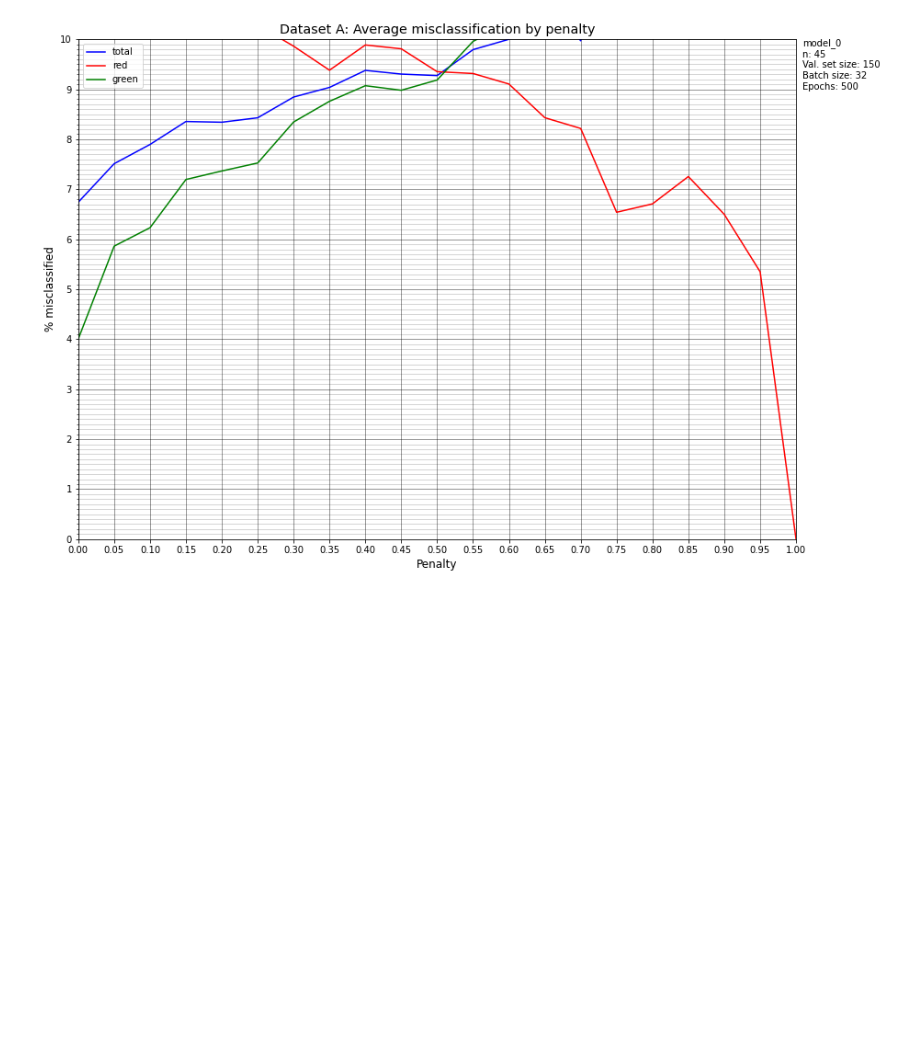
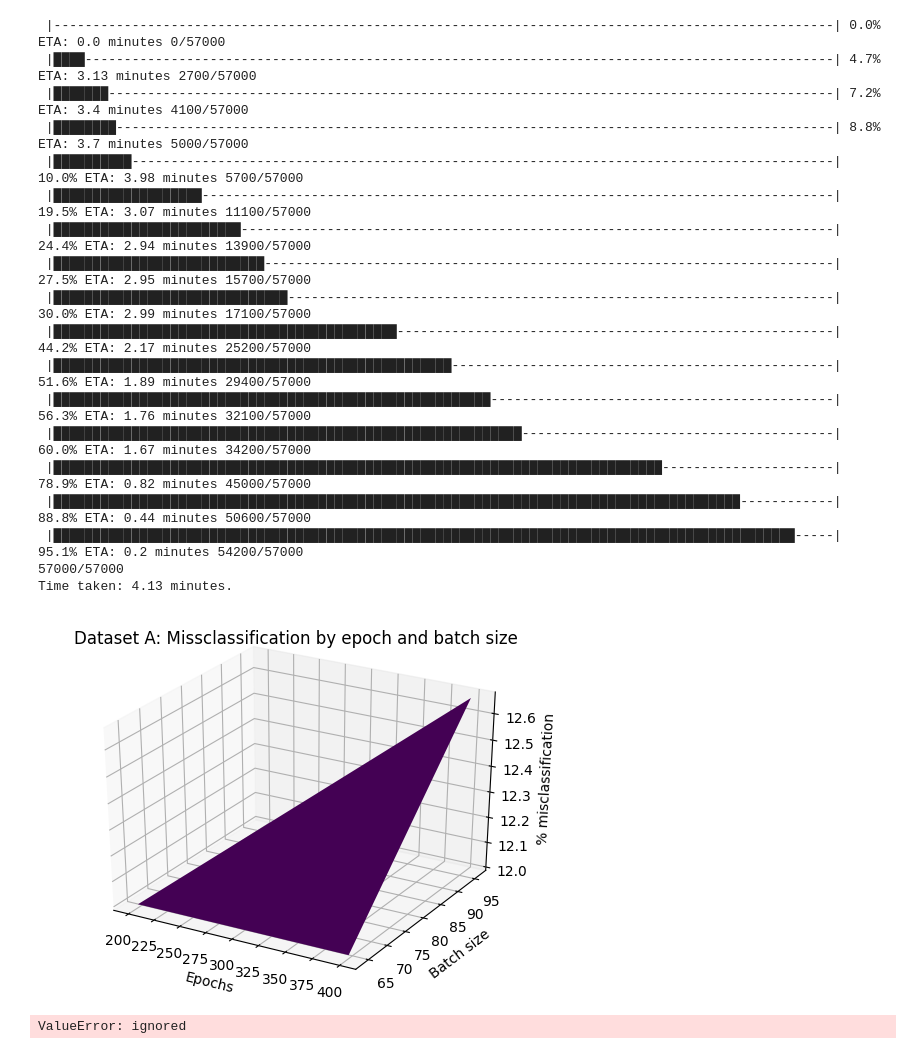
Before and after one commit to ericbill21/siemens, a Jupyter notebook: Siemens_Approach.ipynb, the cells around one changed output. Cells and saved outputs as stored; diff of their text form; code cells hidden in the pictures; blank space fills up the shorter version.

```diff
--- a/Siemens_Approach.ipynb
+++ b/Siemens_Approach.ipynb
@@ -752,7 +767,7 @@ def plotPenaltyEffect(model, data, interval, accuracy, n, valSet_size, batch_siz
               dpi=resolution)
   fig.savefig(f'{today.strftime("%d-%m-%Y")}_Dataset_{dataset}_Penalty_Plt_{model.name}.pdf')
 # %%
-def batchVsEpoch(model, initialWeights, valSet_size, batchRange, batchIncrements,
+def epochsBatchSize(model, initialWeights, valSet_size, batchRange, batchIncrements,
                  epochRange, epochIncrements, verbose=1):
   """Calculates total, red, and green % misclassification in relation to batch
     size and epoch number for a random validation set on CURRENT_SET.
@@ -813,7 +828,16 @@ def batchVsEpoch(model, initialWeights, valSet_size, batchRange, batchIncrements
 
   # Initialize progress bar
   if verbose > 0:
-    printProgressBar(0, ((len(epoch_iter))*len(batch_size_iter)))
+    num_training_points = SOURCE_SIZE[CURRENT_SET] - valSet_size
+    progress = 0
+    full = 0
+    # Calculate full progress
+    for ep in epoch_iter:
+      for ba in batch_size_iter:
+        full += ep*math.ceil(num_training_points/ba)
+    # Print bar
+    printProgressBar(progress, full)
+    print(f'{progress}/{full}')
 
   # Epoch loop
   for ep in epoch_iter:
@@ -828,7 +852,7 @@ def batchVsEpoch(model, initialWeights, valSet_size, batchRange, batchIncrements
       model.compile(optimizer='adam', loss=construct_custom_penalty_loss(PENALTY),
                     metrics=['accuracy'])
 
-      history = model.fit(training_labels, training_points, ba, ep, verbose=0,
+      history = model.fit(training_points, training_labels, ba, ep, verbose=0,
                           validation_data=(valSet_points,valSet_labels))
 
       # Classification and saving results
@@ -845,6 +869,11 @@ def batchVsEpoch(model, initialWeights, valSet_size, batchRange, batchIncrements
       red_misclass_percentage.append((red_misclassifications/red_points)*100)
       green_misclass_percentage.append((green_misclassifications/green_points)*100)
 
+      # Update progress bar
+      if verbose > 0:
+        progress += ep*math.ceil(num_training_points/ba)
+        printProgressBar(progress, full)
+        print(f'{progress}/{full}')
 
   result = (epochs, batch_sizes, total_misclass_percentage, red_misclass_percentage,
             green_misclass_percentage)
@@ -855,10 +884,16 @@ def batchVsEpoch(model, initialWeights, valSet_size, batchRange, batchIncrements
   print(f'Time taken: {round(total_time, 2)} minutes.')
 
   # Plot results
+  plotEpochsBatchSize(epochs, batch_sizes, total_misclass_percentage, model)
+  plotEpochsBatchSize(epochs, batch_sizes, red_misclass_percentage, model)
+  plotEpochsBatchSize(epochs, batch_sizes, green_misclass_percentage, model)
 
   # Save results to excel
   df = pd.DataFrame.from_dict({'epoch':epochs,'batch_size':batch_sizes,
                                'total':total_misclass_percentage,
                                'red':red_misclass_percentage,
                                'green':green_misclass_percentage})
-  df.to_excel('test.xlsx', header=True, index=False)
+  df.to_excel(f'EpochsBatchSize_{CURRENT_SET}_{model.name}.xlsx', header=True,
+              index=False)
+
+  return result
@@ -984,7 +1050,26 @@ if ram_gb < 20:
   print('re-execute this cell.')
 else:
   print('You are using a high-RAM runtime!')
-# %%
-plotPenaltyEffect(model_0,'PenaltyEffect_A.xlsx', (0,1), 20, 45, 150, 32, 500)
-# %% [output]
-[figure, removed]
+# %%
+ epochsBatchSize = epochsBatchSize(model_0, initialWeights, 150, (32,128), 32, (100,400), 100)
+# %% [output]
+ |----------------------------------------------------------------------------------------------------| 0.0% ETA: 0.0 minutes 0/57000
+ |████------------------------------------------------------------------------------------------------| 4.7% ETA: 3.13 minutes 2700/57000
+ |███████---------------------------------------------------------------------------------------------| 7.2% ETA: 3.4 minutes 4100/57000
+ |████████--------------------------------------------------------------------------------------------| 8.8% ETA: 3.7 minutes 5000/57000
+ |██████████------------------------------------------------------------------------------------------| 10.0% ETA: 3.98 minutes 5700/57000
+ |███████████████████---------------------------------------------------------------------------------| 19.5% ETA: 3.07 minutes 11100/57000
+ |████████████████████████----------------------------------------------------------------------------| 24.4% ETA: 2.94 minutes 13900/57000
+ |███████████████████████████-------------------------------------------------------------------------| 27.5% ETA: 2.95 minutes 15700/57000
+ |██████████████████████████████----------------------------------------------------------------------| 30.0% ETA: 2.99 minutes 17100/57000
+ |████████████████████████████████████████████--------------------------------------------------------| 44.2% ETA: 2.17 minutes 25200/57000
+ |███████████████████████████████████████████████████-------------------------------------------------| 51.6% ETA: 1.89 minutes 29400/57000
+ |████████████████████████████████████████████████████████--------------------------------------------| 56.3% ETA: 1.76 minutes 32100/57000
+ |████████████████████████████████████████████████████████████----------------------------------------| 60.0% ETA: 1.67 minutes 34200/57000
+ |██████████████████████████████████████████████████████████████████████████████----------------------| 78.9% ETA: 0.82 minutes 45000/57000
+ |████████████████████████████████████████████████████████████████████████████████████████------------| 88.8% ETA: 0.44 minutes 50600/57000
+ |███████████████████████████████████████████████████████████████████████████████████████████████-----| 95.1% ETA: 0.2 minutes 54200/57000
+57000/57000
+Time taken: 4.13 minutes.
+[figure, added]
+ValueError: ignored
```
Also changed, not shown: parts of 7 cells of this notebook.
